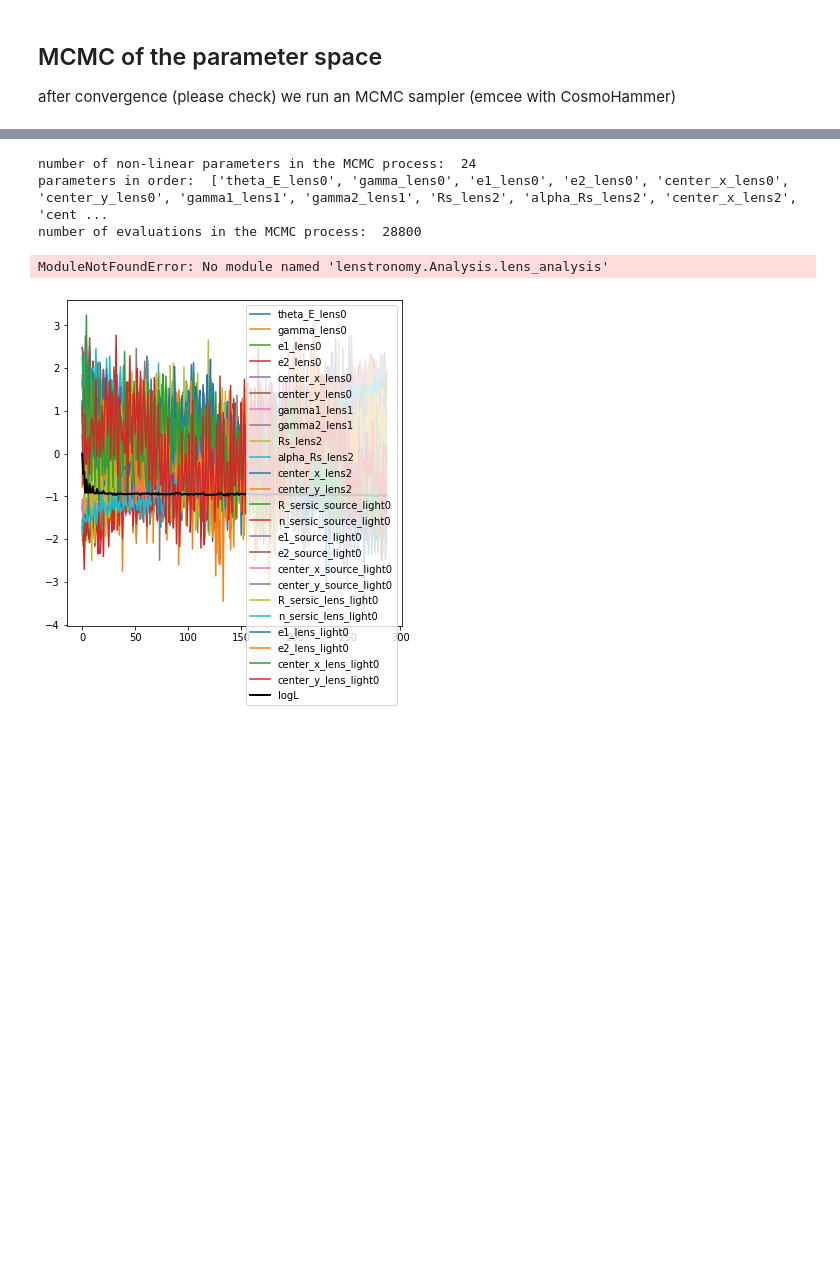
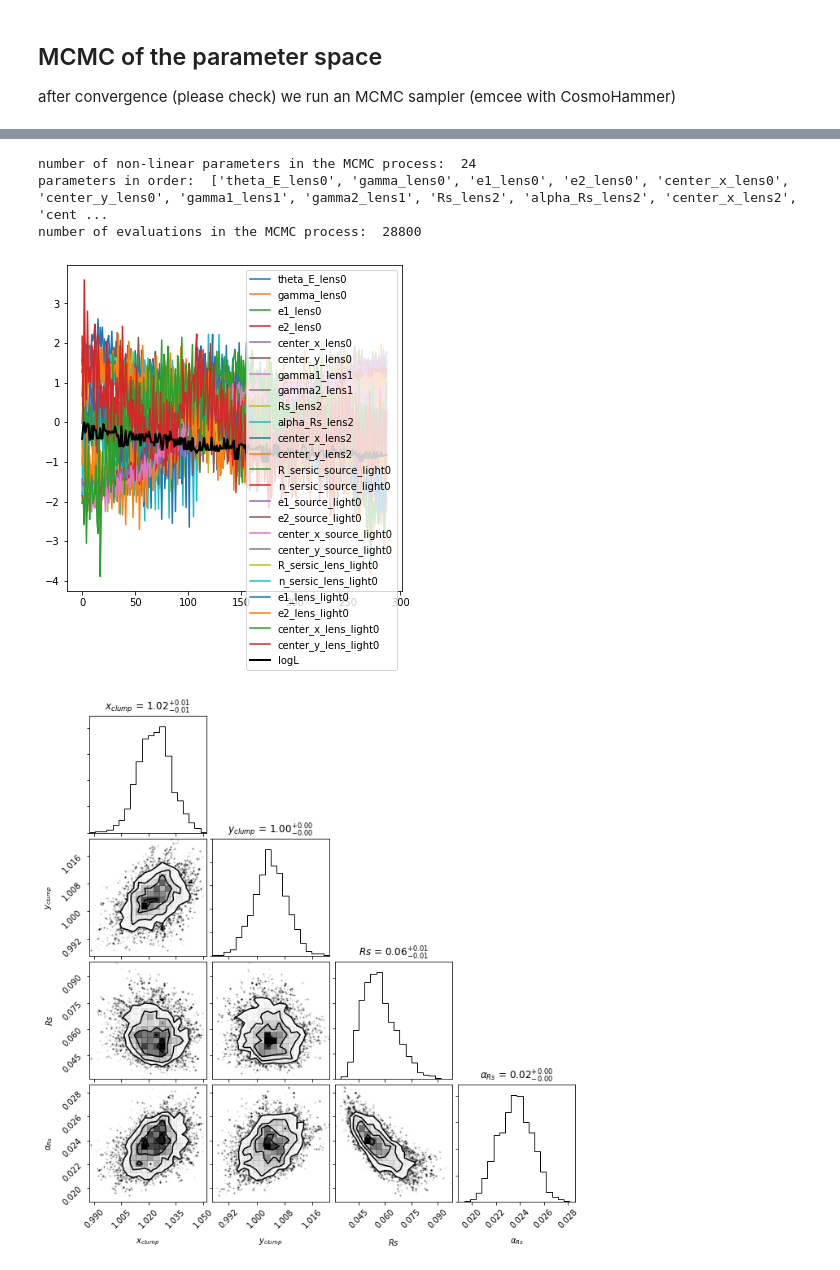
Before and after one commit to lenstronomy/lenstronomy-tutorials, a Jupyter notebook: lenstronomy_extensions/Notebooks/substructure_challenge_simple.ipynb, the cells around one changed output, grey strips where cells are left out. Saved outputs shown, nothing was run; the diff lists cells and outputs as text; code cells hidden in the pictures; blank space fills up the shorter version.

```diff
--- a/lenstronomy_extensions/Notebooks/substructure_challenge_simple.ipynb
+++ b/lenstronomy_extensions/Notebooks/substructure_challenge_simple.ipynb
@@ -585,34 +585,32 @@ print("number of non-linear parameters in the MCMC process: ", len(param_mcmc))
 print("parameters in order: ", param_mcmc)
 print("number of evaluations in the MCMC process: ", np.shape(samples_mcmc)[0])
 import corner
 
 
 # import the parameter handling class #
 from lenstronomy.Sampling.parameters import Param
 # make instance of parameter class with given model options, constraints and fixed parameters #
 
 param = Param(kwargs_model, fixed_lens, fixed_source, fixed_lens_light, kwargs_lens_init=kwargs_lens, **kwargs_constraints)
 # the number of non-linear parameters and their names #
 num_param, param_list = param.num_param()
 
-from lenstronomy.Analysis.lens_analysis import LensAnalysis
-lensAnalysis = LensAnalysis(kwargs_model)
 
 mcmc_new_list = []
 labels_new = [r"$x_{clump}$", r"$y_{clump}$", r"$Rs$", r"$\alpha_{Rs}$"]
 for i in range(len(samples_mcmc)):
     # transform the parameter position of the MCMC chain in a lenstronomy convention with keyword arguments #
     kwargs_result = param.args2kwargs(samples_mcmc[i])
     mcmc_new_list.append([kwargs_result['kwargs_lens'][2]['center_x'],
                           kwargs_result['kwargs_lens'][2]['center_y'],
                           kwargs_result['kwargs_lens'][2]['Rs'],
                           kwargs_result['kwargs_lens'][2]['alpha_Rs']])
 
 
 plot = corner.corner(mcmc_new_list, labels=labels_new, show_titles=True)
 # %% [output]
 number of non-linear parameters in the MCMC process:  24
 parameters in order:  ['theta_E_lens0', 'gamma_lens0', 'e1_lens0', 'e2_lens0', 'center_x_lens0', 'center_y_lens0', 'gamma1_lens1', 'gamma2_lens1', 'Rs_lens2', 'alpha_Rs_lens2', 'center_x_lens2', 'cent ...
 number of evaluations in the MCMC process:  28800
-ModuleNotFoundError: No module named 'lenstronomy.Analysis.lens_analysis'
-[figure, old version]
+[figure, new version]
+[figure, added]
```
Also changed, not shown: parts of 6 cells of this notebook, 17 other files.
